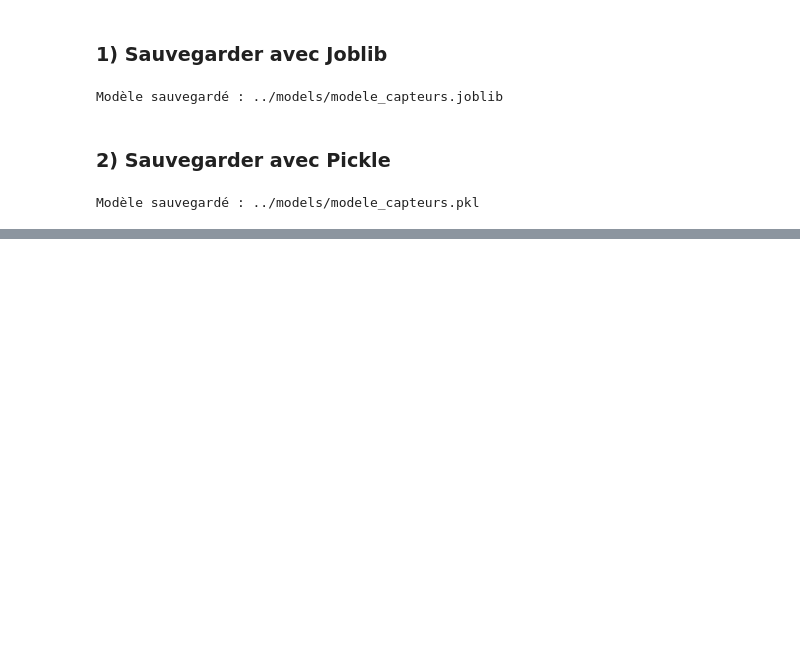
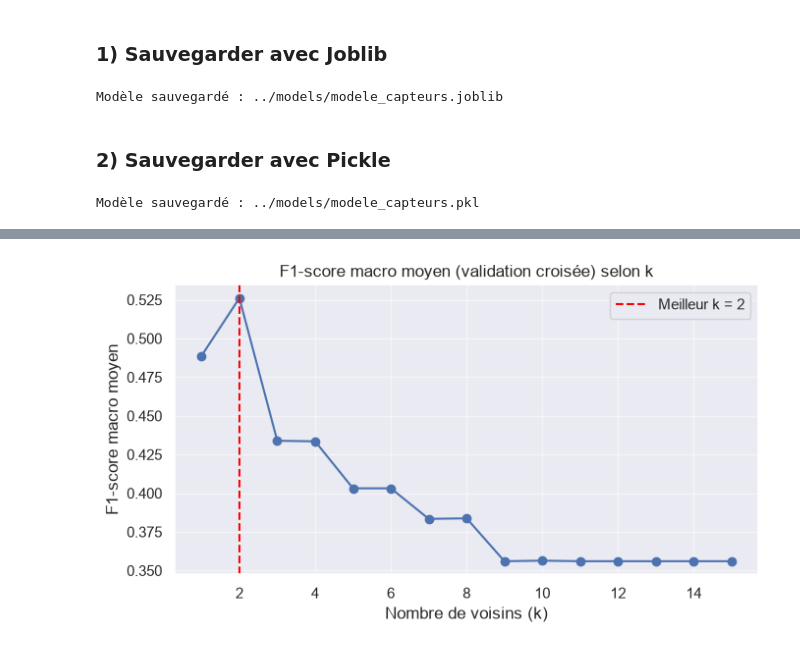
Before and after one commit to Abdouaziz2/atelier_scikit-learn_iot-, a Jupyter notebook: notebooks/atelier_ scikit-learn_iot.ipynb, the cells around one changed output, grey strips where cells are left out. Cells and saved outputs as stored; diff of their text form; code cells hidden in the pictures; blank space fills up the shorter version.

```diff
--- a/notebooks/atelier_ scikit-learn_iot.ipynb
+++ b/notebooks/atelier_ scikit-learn_iot.ipynb
@@ -508,0 +557,16 @@ Modèle sauvegardé : ../models/modele_capteurs.pkl
+# %%
+from sklearn.model_selection import cross_val_score
+
+valeurs_k = range(1, 16)
+scores_f1_macro = []
+
+for k in valeurs_k:
+    modele_k = KNeighborsClassifier(n_neighbors=k)
+    # cv=5 : validation croisée à 5 plis sur le train, plus fiable qu'un seul découpage train/test
+    scores = cross_val_score(modele_k, X_train_scaled, y_train, cv=5, scoring="f1_macro")
+    scores_f1_macro.append(scores.mean())
+
+resultats_k = pd.DataFrame({"k": list(valeurs_k), "f1_macro_moyen": scores_f1_macro})
+meilleur_k = resultats_k.loc[resultats_k["f1_macro_moyen"].idxmax(), "k"]
+print(f"Meilleur k trouvé : {meilleur_k}")
+resultats_k
@@ -508,0 +591,12 @@ Modèle sauvegardé : ../models/modele_capteurs.pkl
+# %%
+plt.figure(figsize=(7, 4))
+plt.plot(resultats_k["k"], resultats_k["f1_macro_moyen"], marker="o")
+plt.axvline(meilleur_k, color="red", linestyle="--", label=f"Meilleur k = {meilleur_k}")
+plt.title("F1-score macro moyen (validation croisée) selon k")
+plt.xlabel("Nombre de voisins (k)")
+plt.ylabel("F1-score macro moyen")
+plt.legend()
+plt.tight_layout()
+plt.show()
+# %% [output]
+[figure, added]
```
Also changed, not shown: parts of 8 cells of this notebook.
